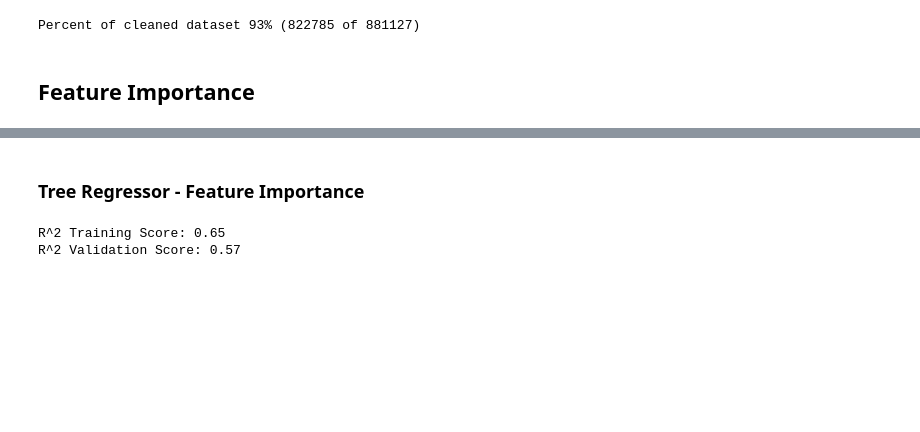
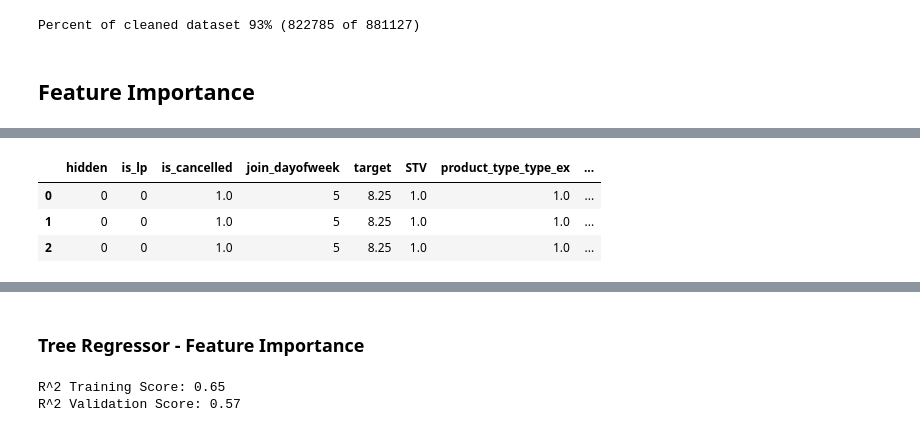
Before and after one commit to navicor90/challenges, a Jupyter notebook: cmp/Exercise 2.ipynb, the cells around one changed output, grey strips where cells are left out. Drawn from its saved outputs; the diff is of its cells as text; code cells hidden in the pictures; blank space fills up the shorter version.

```diff
--- a/cmp/Exercise 2.ipynb
+++ b/cmp/Exercise 2.ipynb
@@ -538,0 +508,85 @@ X.shape
+# %%
+from sklearn.preprocessing import OneHotEncoder
+from sklearn.preprocessing import RobustScaler
+
+class Preprocessor(object):
+
+    def __init__(self, train_data):
+        train_data = Preprocessor._remove_null_values(train_data)
+        self.train_data = train_data
+        # Categorical data
+        categorical_cols = self.categorical_cols()
+        self.one_hot_encoder = Preprocessor._create_one_hot_encoder(train_data, categorical_cols)
+
+        # Scaling STV column with robust because there are some outliers.
+        robust_scalar_cols = self.robust_scalar_cols()
+        X_rs = train_data[robust_scalar_cols]
+        self.robust_scaler = Preprocessor._create_robust_scaler(X_rs, robust_scalar_cols)
+
+    @classmethod
+    def _remove_null_values(cls, df):
+        df.is_cancelled = df.is_cancelled.fillna(1)
+        df = df.dropna().reset_index(drop=True)
+        return df
+
+    def columns_to_ignore(self):
+        return [ID,TARGET,'join_date','user_id','join_day','join_week','STV']
+
+    def robust_scalar_cols(self):
+        return ["STV"]
+
+    def categorical_cols(self):
+        if not len(self.train_data) >= 0:
+            raise Exception("Please, first set train_data")
+        columns_to_avoid = self.columns_to_ignore()
+        return [c for c in list(self.train_data.select_dtypes(include='object').columns) if c not in columns_to_avoid]
+
+    @classmethod
+    def _create_one_hot_encoder(cls, df, categorical_cols):
+        one_hot_encoder = OneHotEncoder(handle_unknown='ignore')
+        X_categorical = df[categorical_cols]
+        one_hot_encoder.fit(X_categorical)
+        return one_hot_encoder
+
+    def _transform_categoricals(self, df):
+        X_categorical = df[self.categorical_cols()]
+        cat_train = self.one_hot_encoder.transform(X_categorical)
+        return pd.DataFrame(cat_train.toarray(),
+                            columns=self.one_hot_encoder.get_feature_names(X_categorical.columns))
+
+    @classmethod
+    def _create_robust_scaler(cls, df, robust_scalar_cols):
+        X_rs = df[robust_scalar_cols]
+        return RobustScaler().fit(X_rs)
+
+    def _transform_robust_scalers(self, df):
+        X_rs = df[self.robust_scalar_cols()]
+        return pd.DataFrame(self.robust_scaler.transform(X_rs),columns=X_rs.columns)
+
+
+    def preprocess(self, data, preserve=[]):
+        data = Preprocessor._remove_null_values(data)
+        data.join_date = pd.to_datetime(data.join_date)
+        data['join_dayofweek'] = data.join_date.dt.dayofweek
+
+        X_cat = self._transform_categoricals(data)
+        Xt = self._transform_robust_scalers(data)
+
+        # other columns/binary
+        columns_to_ignore = self.columns_to_ignore() + self.categorical_cols()
+        features = [f for f in list(data.columns) if f not in columns_to_ignore]
+        features = features + preserve
+        X_other = data[features]
+
+        # Merging numerical columns and categorical columns
+        X = pd.concat([X_other, Xt, X_cat],axis=1)
+        return X
+
+preprocessor = Preprocessor(filtered_train)
+preprocessed_train = preprocessor.preprocess(filtered_train,preserve=['target'])
+preprocessed_train.head(3)
+# %% [output]
+|  | hidden | is_lp | is_cancelled | join_dayofweek | target | STV | product_type_type_ex | ... |
+| 0 | 0 | 0 | 1.0 | 5 | 8.25 | 1.0 | 1.0 | ... |
+| 1 | 0 | 0 | 1.0 | 5 | 8.25 | 1.0 | 1.0 | ... |
+| 2 | 0 | 0 | 1.0 | 5 | 8.25 | 1.0 | 1.0 | ... |
```
Also changed, not shown: parts of 28 cells of this notebook, 1 other file.
